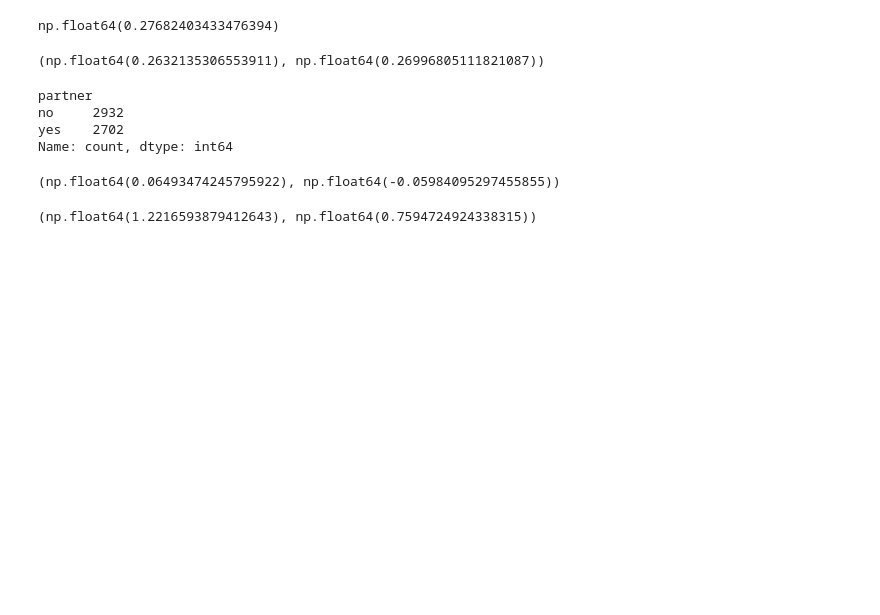
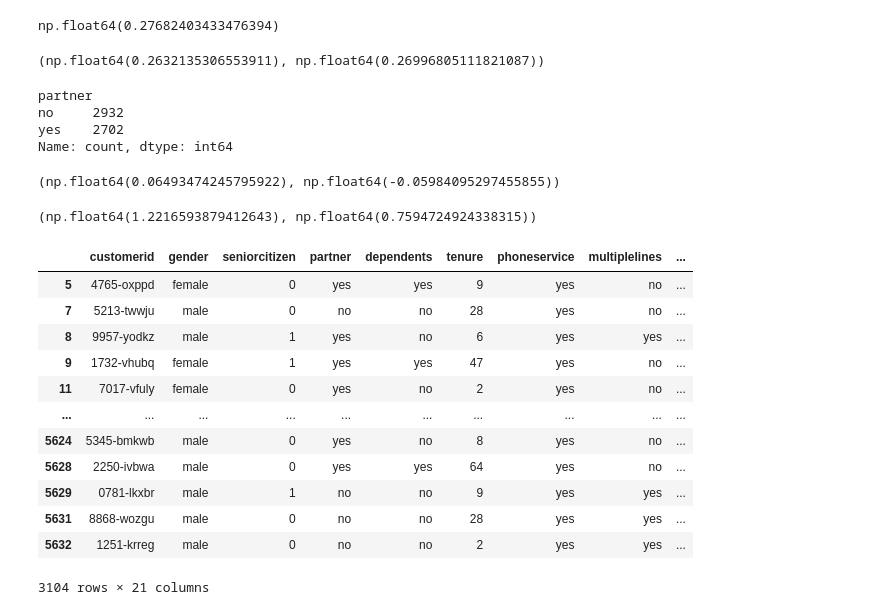
Before and after one commit to pranavpr-1/machine-learning-zoomcamp, a Jupyter notebook: Week_3/W3_codelab.ipynb, the cells around one changed output. Saved outputs shown, nothing was run; the diff lists cells and outputs as text; code cells hidden in the pictures; blank space fills up the shorter version.

```diff
--- a/Week_3/W3_codelab.ipynb
+++ b/Week_3/W3_codelab.ipynb
@@ -324,3 +324,64 @@ global_churn_rate-churn_partner, global_churn_rate-churn_no_partner
 churn_no_partner / global_churn_rate, churn_partner / global_churn_rate
 # %% [output]
 (np.float64(1.2216593879412643), np.float64(0.7594724924338315))
+# %%
+# df_full_train is a DataFrame
+# groupby(...) creates groups based on one or more columns
+
+# 1) Group by a single column
+df_full_train.groupby('contract')['churn'].mean()
+
+# Explanation:
+# - 'contract' = the column used to define groups
+# - ['churn'] = the column we want to aggregate
+# - .mean() = the calculation to apply within each group
+
+# 2) Group by multiple columns
+df_full_train.groupby(['contract', 'gender'])['churn'].mean()
+
+# Explanation:
+# - creates one group for each unique combination of contract + gender
+# - then computes churn mean inside each group
+
+# 3) Group and aggregate multiple metrics
+df_full_train.groupby('contract').agg(
+    churn_rate=('churn', 'mean'),
+    customers=('customerid', 'count'),
+    avg_tenure=('tenure', 'mean')
+)
+
+# Explanation:
+# - .agg(...) lets you compute several summary values at once
+# - each tuple is: new_column_name, function
+# - here we calculate:
+#   - churn_rate = average churn
+#   - customers = number of rows in each group
+#   - avg_tenure = average tenure
+
+# 4) Group by a column but keep the group key as a regular column
+df_full_train.groupby('contract', as_index=False)['churn'].mean()
+
+# Explanation:
+# - as_index=False keeps the grouping column in the result as a normal column
+# - without it, the group key is usually used as the index
+
+# 5) You can also group and then filter
+df_full_train.groupby('contract').filter(lambda g: g['churn'].mean() > 0.3)
+
+# Explanation:
+# - groups are formed first
+# - then only groups matching the condition remain
+# %% [output]
+|  | customerid | gender | seniorcitizen | partner | dependents | tenure | phoneservice | multiplelines | ... |
+| 5 | 4765-oxppd | female | 0 | yes | yes | 9 | yes | no | ... |
+| 7 | 5213-twwju | male | 0 | no | no | 28 | yes | no | ... |
+| 8 | 9957-yodkz | male | 1 | yes | no | 6 | yes | yes | ... |
+| 9 | 1732-vhubq | female | 1 | yes | yes | 47 | yes | no | ... |
+| 11 | 7017-vfuly | female | 0 | yes | no | 2 | yes | no | ... |
+| ... | ... | ... | ... | ... | ... | ... | ... | ... | ... |
+| 5624 | 5345-bmkwb | male | 0 | yes | no | 8 | yes | no | ... |
+| 5628 | 2250-ivbwa | male | 0 | yes | yes | 64 | yes | no | ... |
+| 5629 | 0781-lkxbr | male | 1 | no | no | 9 | yes | yes | ... |
+| 5631 | 8868-wozgu | male | 0 | no | no | 28 | yes | yes | ... |
+| 5632 | 1251-krreg | male | 0 | no | no | 2 | yes | yes | ... |
+3104 rows × 21 columns
```
Also changed, not shown: parts of 33 cells of this notebook, 1 other file.
